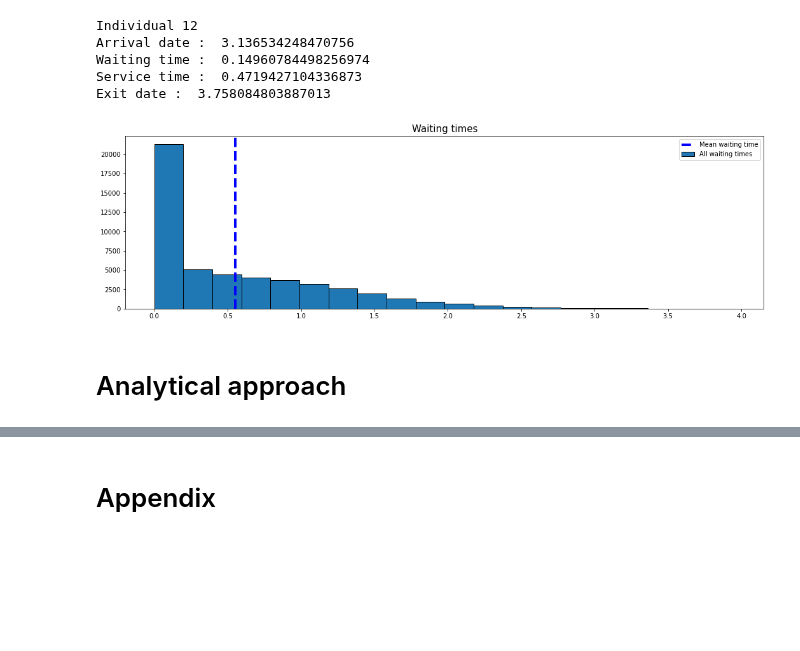
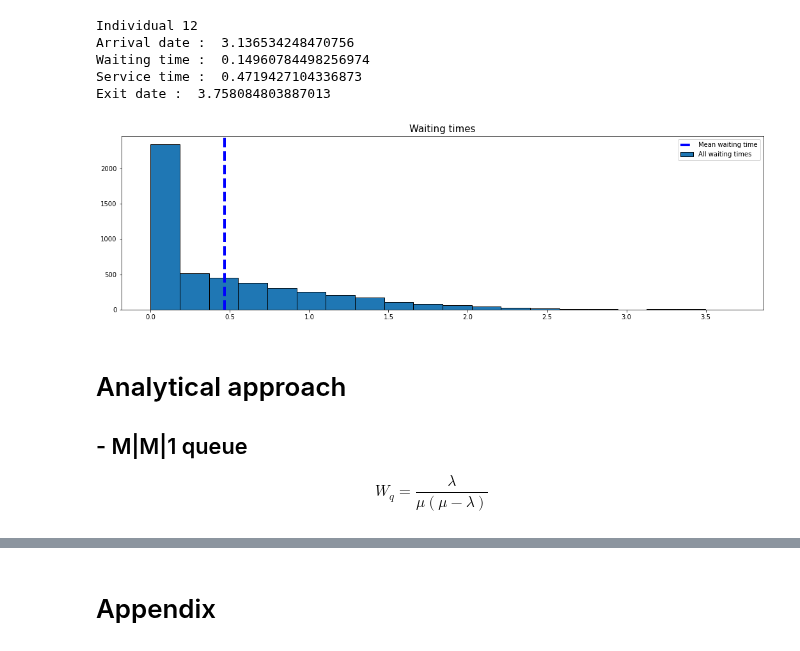
Before and after one commit to MichalisPanayides/Talks, a Jupyter notebook: PyCon - Namibia/main.ipynb, the cells around one changed output, grey strips where cells are left out. Cells and saved outputs as stored; diff of their text form; code cells hidden in the pictures; blank space fills up the shorter version.

```diff
--- a/PyCon - Namibia/main.ipynb
+++ b/PyCon - Namibia/main.ipynb
@@ -23,10 +23,10 @@ model
 <ciw.network.Network at 0x...>
 # %%
 ciw.seed(0)
-Q = ciw.Simulation(model)
-Q.simulate_until_max_time(1000)
+Q_1 = ciw.Simulation(model)
+Q_1.simulate_until_max_time(1000)
 # %%
-ind = Q.nodes[-1].all_individuals[100]
+ind = Q_1.nodes[-1].all_individuals[10]
 print(ind)
 print("Arrival date : ", ind.data_records[0].arrival_date)
 print("Waiting time : ", ind.data_records[0].waiting_time)
@@ -194,10 +180,10 @@ model = ciw.create_network(
     ],
 )
 ciw.seed(0)
-Q = ciw.Simulation(model, node_class=CustomNode, tracker=ciw.trackers.NodePopulation())
-Q.simulate_until_max_time(10000)
+Q_3 = ciw.Simulation(model, node_class=CustomNode, tracker=ciw.trackers.NodePopulation())
+Q_3.simulate_until_max_time(1000)
 # %%
-ind = Q.nodes[-1].all_individuals[10]
+ind = Q_3.nodes[-1].all_individuals[10]
 print(ind)
 print("Arrival date : ", ind.data_records[-1].arrival_date)
 print("Waiting time : ", ind.data_records[-1].waiting_time)
@@ -210,16 +196,22 @@ Waiting time :  0.14960784498256974
 Service time :  0.4719427104336873
 Exit date :  3.758084803887013
 # %%
-all_waits = tuple(
+all_waits_3 = tuple(
     ind.data_records[-1].waiting_time
-    for ind in Q.nodes[-1].all_individuals
+    for ind in Q_3.nodes[-1].all_individuals
 )
 plt.figure(figsize=(18,5))
-plt.hist(all_waits, ec="black", bins=20)
-plt.axvline(np.mean(all_waits), color="blue", linestyle="dashed", linewidth=4)
+plt.hist(all_waits_3, ec="black", bins=20)
+plt.axvline(np.mean(all_waits_3), color="blue", linestyle="dashed", linewidth=4)
 plt.legend(["Mean waiting time", "All waiting times"])
 plt.title("Waiting times", fontsize=15);
 # %% [output]
-[figure, old version]
+[figure, new version]
-# %% [markdown]
-# Analytical approach
+# %% [markdown]
+# Analytical approach
+
+## - M|M|1 queue
+
+$$
+    W_q = \frac{\lambda}{\mu ( \mu - \lambda )}
+$$
```
Also changed, not shown: parts of 17 cells of this notebook.
